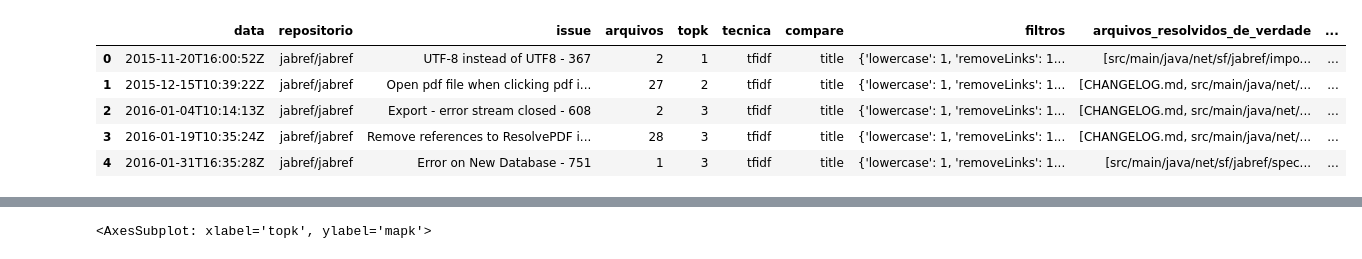
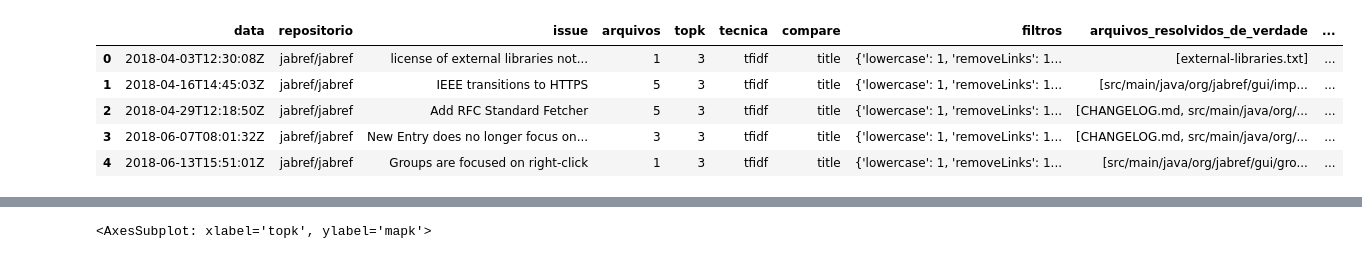
Before and after one commit to getuliobr/AutoLabellerEvaluator, a Jupyter notebook: data.ipynb, the cells around one changed output, grey strips where cells are left out. Saved outputs shown, nothing was run; the diff lists cells and outputs as text; code cells hidden in the pictures.

```diff
--- a/data.ipynb
+++ b/data.ipynb
@@ -27,16 +27,19 @@ REPO = 'jabref/jabref'
 # %%
 mongoClient = pymongo.MongoClient(config['DATABASE']['CONNECTION_STRING'])
 db = mongoClient[config['DATABASE']['NAME']]
 collection = db[f'{REPO}_results']
-df = read_mongo(collection, {})
+
+lastIssue = collection.find().sort('number', -1).limit(1)[0]['number']
+
+df = read_mongo(collection, {'number': {'$gte': lastIssue - 6000}})
 df.head()
 # %% [output]
 |  | data | repositorio | issue | arquivos | topk | tecnica | compare | filtros | arquivos_resolvidos_de_verdade | ... |
-| 0 | 2015-11-20T16:00:52Z | jabref/jabref | UTF-8 instead of UTF8 - 367 | 2 | 1 | tfidf | title | {'lowercase': 1, 'removeLinks': 1... | [src/main/java/net/sf/jabref/impo... | ... |
-| 1 | 2015-12-15T10:39:22Z | jabref/jabref | Open pdf file when clicking pdf i... | 27 | 2 | tfidf | title | {'lowercase': 1, 'removeLinks': 1... | [CHANGELOG.md, src/main/java/net/... | ... |
-| 2 | 2016-01-04T10:14:13Z | jabref/jabref | Export - error stream closed - 608 | 2 | 3 | tfidf | title | {'lowercase': 1, 'removeLinks': 1... | [CHANGELOG.md, src/main/java/net/... | ... |
-| 3 | 2016-01-19T10:35:24Z | jabref/jabref | Remove references to ResolvePDF i... | 28 | 3 | tfidf | title | {'lowercase': 1, 'removeLinks': 1... | [CHANGELOG.md, src/main/java/net/... | ... |
-| 4 | 2016-01-31T16:35:28Z | jabref/jabref | Error on New Database - 751 | 1 | 3 | tfidf | title | {'lowercase': 1, 'removeLinks': 1... | [src/main/java/net/sf/jabref/spec... | ... |
+| 0 | 2018-04-03T12:30:08Z | jabref/jabref | license of external libraries not... | 1 | 3 | tfidf | title | {'lowercase': 1, 'removeLinks': 1... | [external-libraries.txt] | ... |
+| 1 | 2018-04-16T14:45:03Z | jabref/jabref | IEEE transitions to HTTPS | 5 | 3 | tfidf | title | {'lowercase': 1, 'removeLinks': 1... | [src/main/java/org/jabref/gui/imp... | ... |
+| 2 | 2018-04-29T12:18:50Z | jabref/jabref | Add RFC Standard Fetcher | 5 | 3 | tfidf | title | {'lowercase': 1, 'removeLinks': 1... | [CHANGELOG.md, src/main/java/org/... | ... |
+| 3 | 2018-06-07T08:01:32Z | jabref/jabref | New Entry does no longer focus on... | 3 | 3 | tfidf | title | {'lowercase': 1, 'removeLinks': 1... | [CHANGELOG.md, src/main/java/org/... | ... |
+| 4 | 2018-06-13T15:51:01Z | jabref/jabref | Groups are focused on right-click | 1 | 3 | tfidf | title | {'lowercase': 1, 'removeLinks': 1... | [src/main/java/org/jabref/gui/gro... | ... |
 # %%
 tfidf = df[(df['tecnica'] == 'tfidf') & ((df['topk'] == 3) | (df['topk'] == 5))]
 sbert = df[(df['tecnica'] == 'sbert') & ((df['topk'] == 3) | (df['topk'] == 5))]
```
Also changed, not shown: parts of 5 cells of this notebook.
